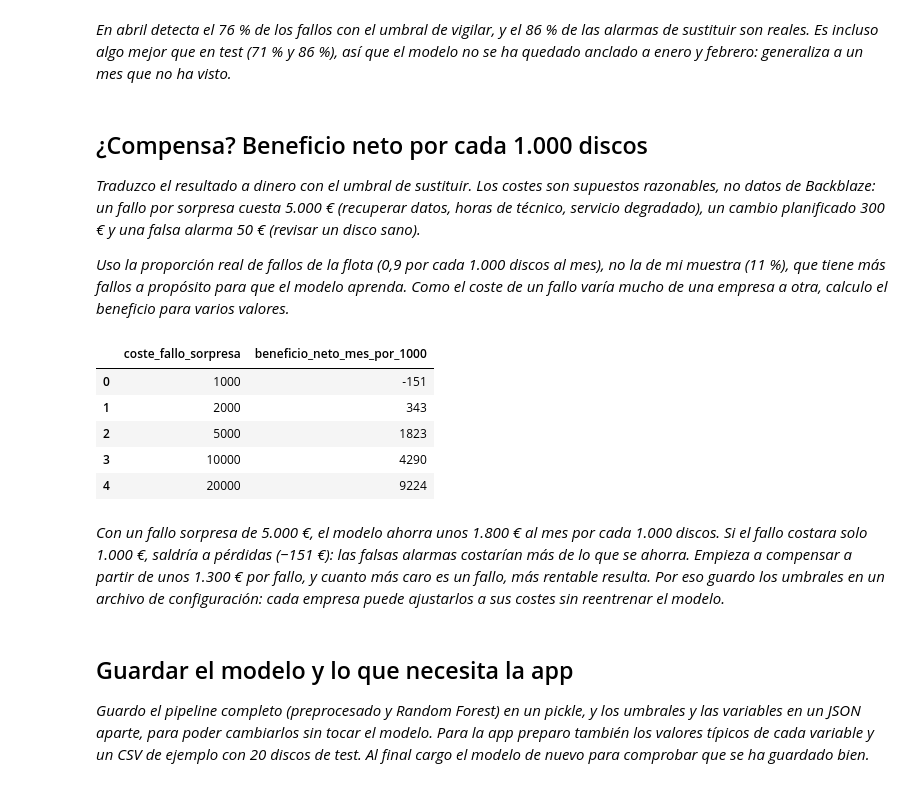
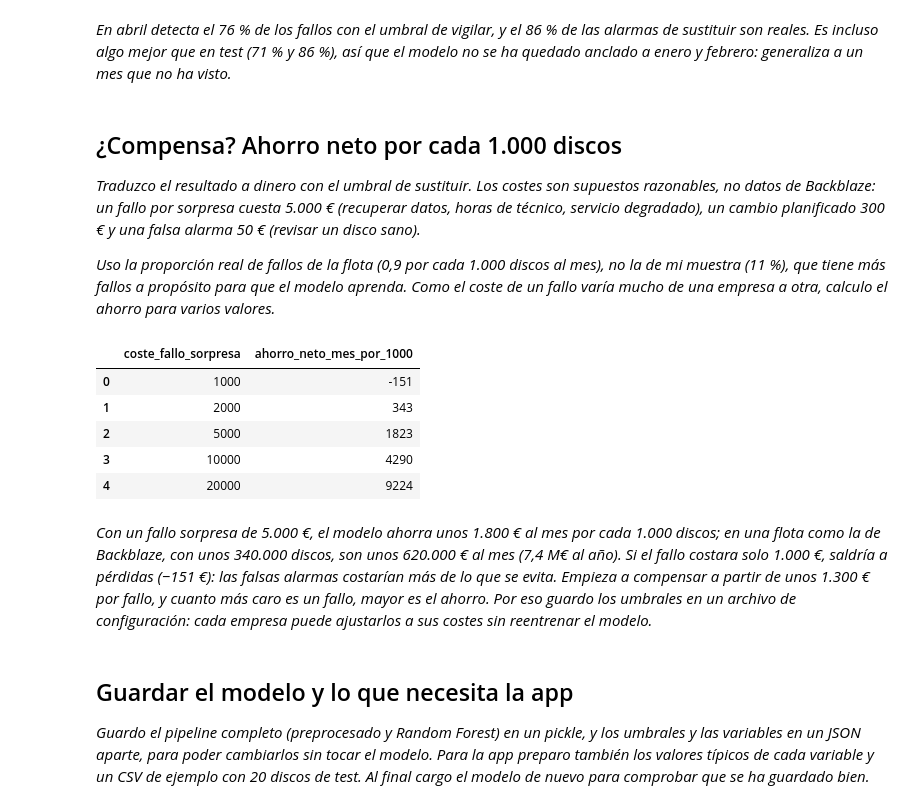
Before and after one commit to Sheilalbgar/uptime-guard, a Jupyter notebook: notebooks/03_Entrenamiento_Evaluacion.ipynb, the cells around one changed output. Drawn from its saved outputs; the diff is of its cells as text; code cells hidden in the pictures.

Commit message:
ROI como ahorro neto en el notebook 03 y la memoria

```diff
--- a/notebooks/03_Entrenamiento_Evaluacion.ipynb
+++ b/notebooks/03_Entrenamiento_Evaluacion.ipynb
@@ -585,37 +585,37 @@ Precisión (sustituir): 0.858
 # %% [markdown]
 *En abril detecta el 76 % de los fallos con el umbral de vigilar, y el 86 % de las alarmas de sustituir son reales. Es incluso algo mejor que en test (71 % y 86 %), así que el modelo no se ha quedado anclado a enero y febrero: generaliza a un mes que no ha visto.*
 # %% [markdown]
-## ¿Compensa? Beneficio neto por cada 1.000 discos
+## ¿Compensa? Ahorro neto por cada 1.000 discos
 
 *Traduzco el resultado a dinero con el umbral de sustituir. Los costes son supuestos razonables, no datos de Backblaze: un fallo por sorpresa cuesta 5.000 € (recuperar datos, horas de técnico, servicio degradado), un cambio planificado 300 € y una falsa alarma 50 € (revisar un disco sano).*
 
-*Uso la proporción real de fallos de la flota (0,9 por cada 1.000 discos al mes), no la de mi muestra (11 %), que tiene más fallos a propósito para que el modelo aprenda. Como el coste de un fallo varía mucho de una empresa a otra, calculo el beneficio para varios valores.*
+*Uso la proporción real de fallos de la flota (0,9 por cada 1.000 discos al mes), no la de mi muestra (11 %), que tiene más fallos a propósito para que el modelo aprenda. Como el coste de un fallo varía mucho de una empresa a otra, calculo el ahorro para varios valores.*
 # %%
-PREVALENCIA_REAL = 0.899 / 1000        # fallos en 30 días por disco en la flota real
+REVALENCIA_REAL = 0.899 / 1000        # fallos en 30 días por disco en la flota real
 COSTE_FALLO_SORPRESA = 5000
 COSTE_CAMBIO_PLANIFICADO = 300
 COSTE_FALSA_ALARMA = 50
 
-def beneficio_por_1000(recall, falsas_por_1000_sanos, coste_sorpresa):
+def ahorro_por_1000(recall, falsas_por_1000_sanos, coste_sorpresa):
     fallos = 1000 * PREVALENCIA_REAL
-    ahorro = fallos * recall * (coste_sorpresa - COSTE_CAMBIO_PLANIFICADO)
-    coste = (1000 - fallos) * falsas_por_1000_sanos / 1000 * COSTE_FALSA_ALARMA
-    return ahorro - coste
+    coste_evitado = fallos * recall * (coste_sorpresa - COSTE_CAMBIO_PLANIFICADO)
+    coste_falsas_alarmas = (1000 - fallos) * falsas_por_1000_sanos / 1000 * COSTE_FALSA_ALARMA
+    return coste_evitado - coste_falsas_alarmas
 
 pred = (proba_test >= UMBRAL_SUSTITUIR).astype(int)
 tn, fp, fn, tp = confusion_matrix(y_test, pred).ravel()
 r, fa = tp / (tp + fn), fp / (fp + tn) * 1000
 pd.DataFrame({"coste_fallo_sorpresa": [1000, 2000, 5000, 10000, 20000],
-              "beneficio_neto_mes_por_1000": [round(beneficio_por_1000(r, fa, c)) for c in [1000, 2000, 5000, 10000, 20000]]})
+              "ahorro_neto_mes_por_1000": [round(ahorro_por_1000(r, fa, c)) for c in [1000, 2000, 5000, 10000, 20000]]})
 # %% [output]
-|  | coste_fallo_sorpresa | beneficio_neto_mes_por_1000 |
+|  | coste_fallo_sorpresa | ahorro_neto_mes_por_1000 |
 | 0 | 1000 | -151 |
 | 1 | 2000 | 343 |
 | 2 | 5000 | 1823 |
 | 3 | 10000 | 4290 |
 | 4 | 20000 | 9224 |
 # %% [markdown]
-*Con un fallo sorpresa de 5.000 €, el modelo ahorra unos 1.800 € al mes por cada 1.000 discos. Si el fallo costara solo 1.000 €, saldría a pérdidas (−151 €): las falsas alarmas costarían más de lo que se ahorra. Empieza a compensar a partir de unos 1.300 € por fallo, y cuanto más caro es un fallo, más rentable resulta. Por eso guardo los umbrales en un archivo de configuración: cada empresa puede ajustarlos a sus costes sin reentrenar el modelo.*
+*Con un fallo sorpresa de 5.000 €, el modelo ahorra unos 1.800 € al mes por cada 1.000 discos; en una flota como la de Backblaze, con unos 340.000 discos, son unos 620.000 € al mes (7,4 M€ al año). Si el fallo costara solo 1.000 €, saldría a pérdidas (−151 €): las falsas alarmas costarían más de lo que se evita. Empieza a compensar a partir de unos 1.300 € por fallo, y cuanto más caro es un fallo, mayor es el ahorro. Por eso guardo los umbrales en un archivo de configuración: cada empresa puede ajustarlos a sus costes sin reentrenar el modelo.*
 # %% [markdown]
 ## Guardar el modelo y lo que necesita la app
 
```
Also changed, not shown: parts of 1 cell of this notebook, 1 other file.
